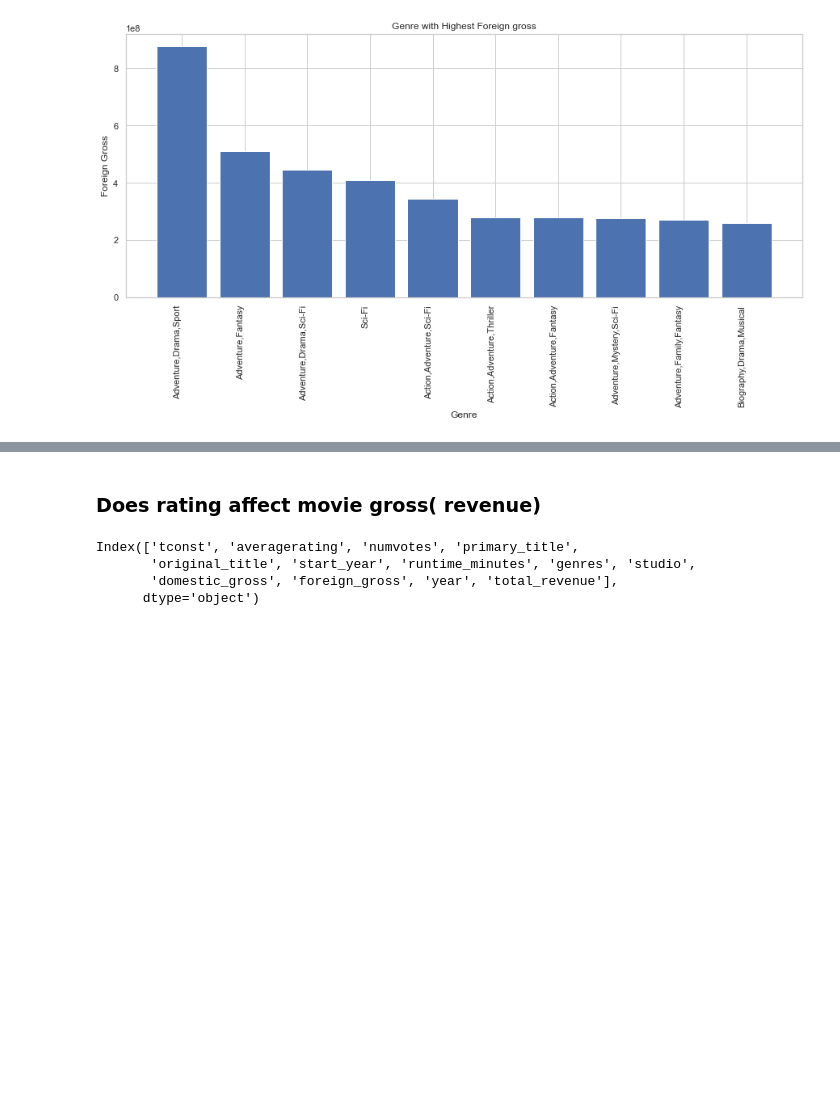
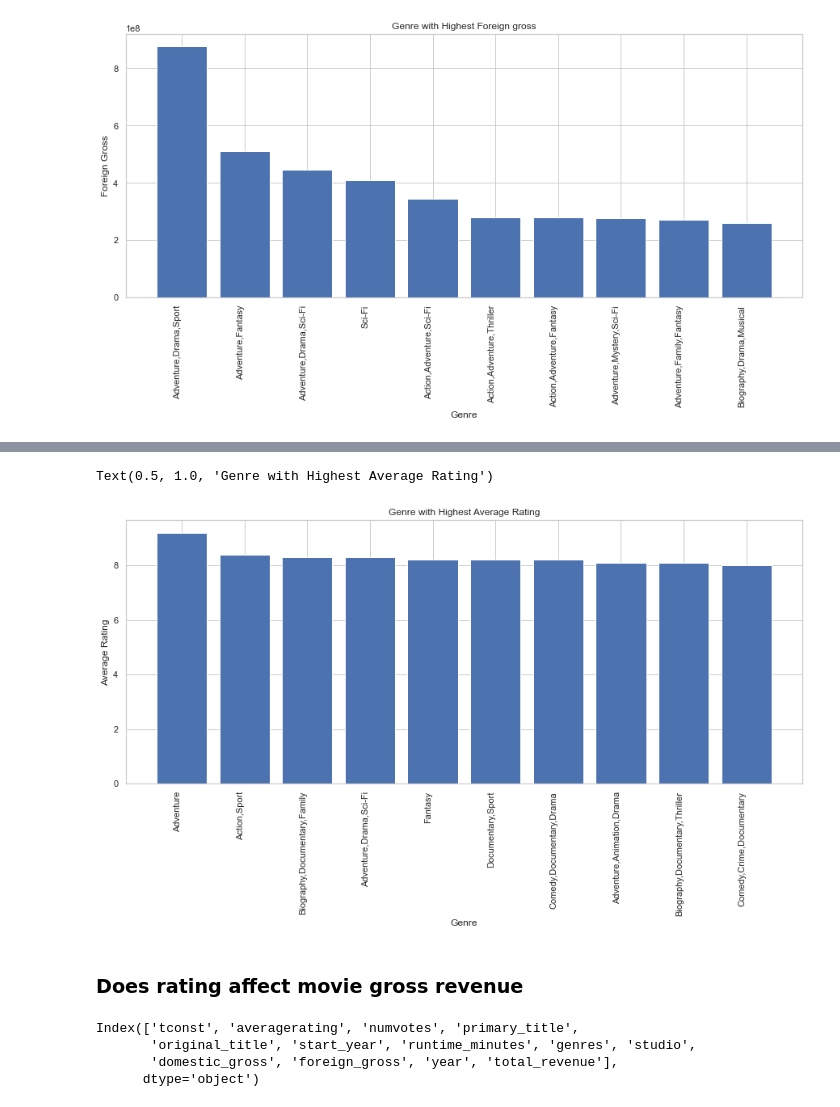
Before and after one commit to Rgmoogachiri/dsc-phase-1-project, a Jupyter notebook: student.ipynb, the cells around one changed output, grey strips where cells are left out. Saved outputs shown, nothing was run; the diff lists cells and outputs as text; code cells hidden in the pictures; blank space fills up the shorter version.

```diff
--- a/student.ipynb
+++ b/student.ipynb
@@ -1117,0 +1131,3 @@ plt.show()
+# %%
+highest_rating_genres = merged_df3.groupby('genres')['averagerating'].mean().sort_values(ascending = False)
+highest_rating_genres.head(10)
@@ -1118,5 +1147,17 @@ plt.show()
+# %%
+plt.subplots(figsize=(15, 6))
+plt.bar(x = highest_rating_genres.index[:10], height = highest_rating_genres.values[:10])
+
+  # Add labels and title to the plot.
+plt.xlabel('Genre')
+plt.ylabel('Average Rating')
+plt.xticks(rotation = 90, ha = 'right')
+plt.title('Genre with Highest Average Rating')
+# %% [output]
+Text(0.5, 1.0, 'Genre with Highest Average Rating')
+[figure, added]
 # %% [markdown]
-### Does rating affect movie gross( revenue)
+### Does rating affect movie gross revenue
 # %%
 merged_df3.columns
 # %% [output]
```
Also changed, not shown: parts of 28 cells of this notebook, 1 other file.
